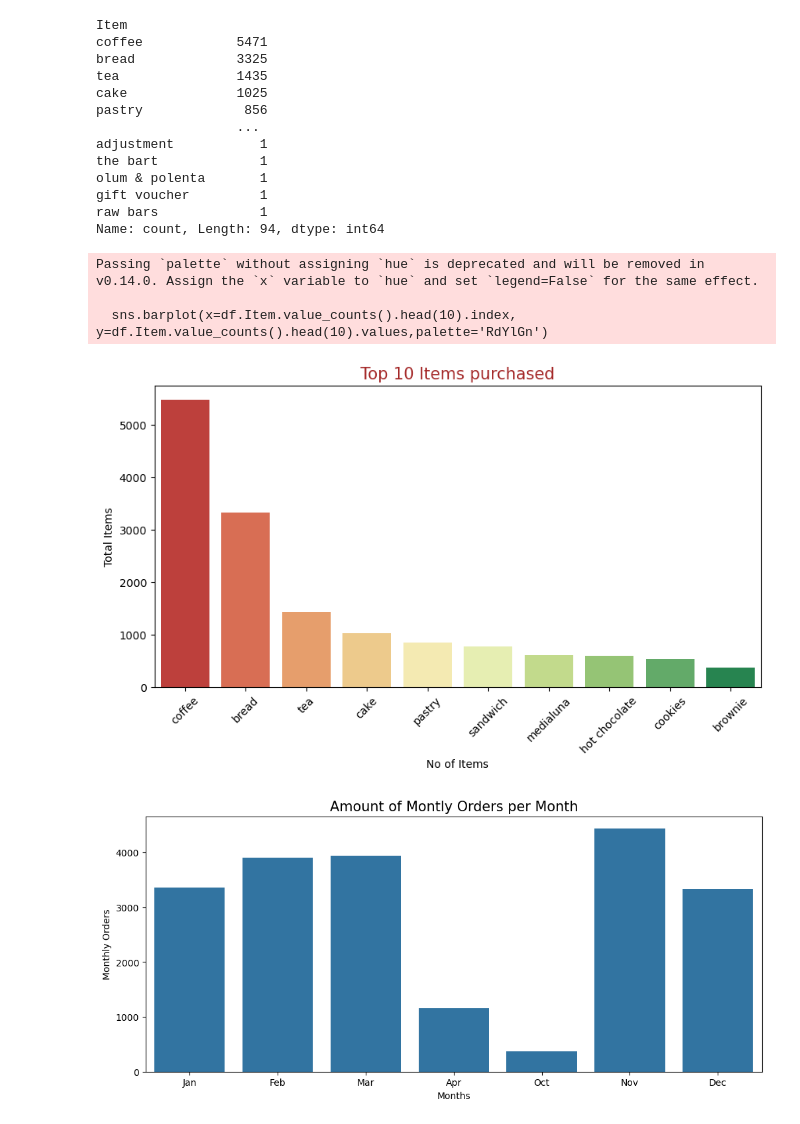
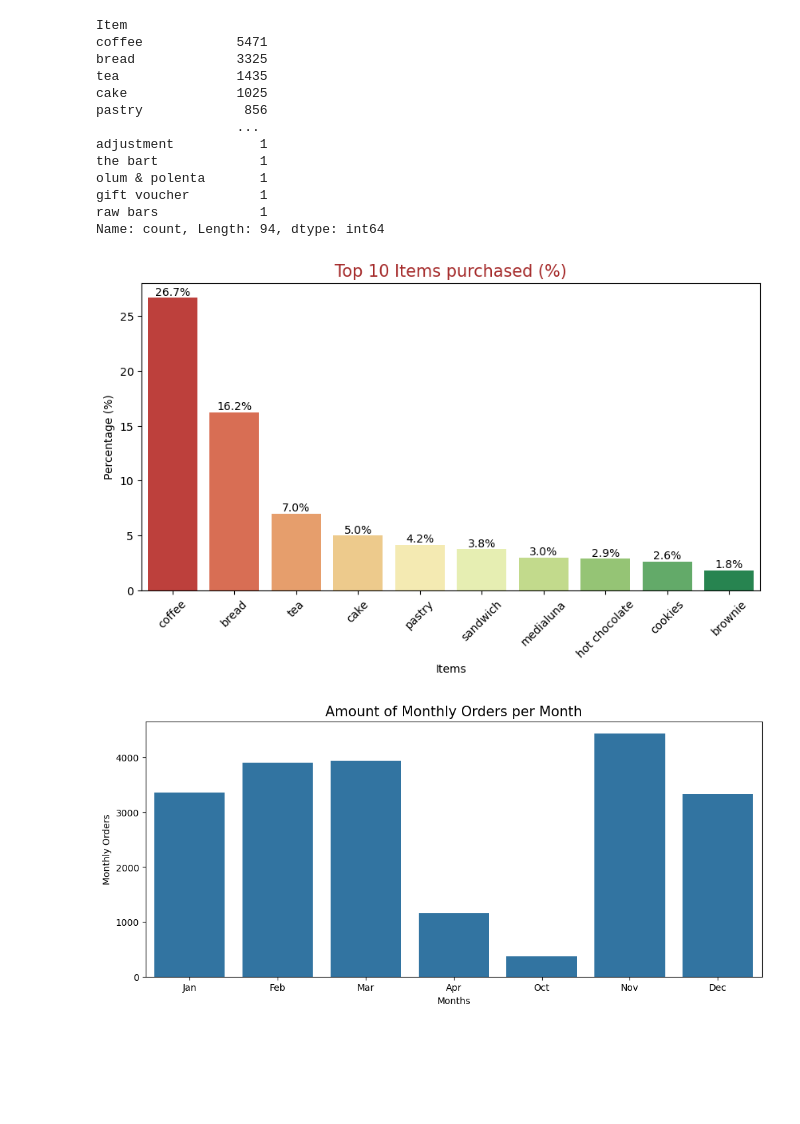
Before and after one commit to markangelogallardo/CSC172-AssociationMining-Gallardo, a Jupyter notebook: final_project_notebook.ipynb, the cells around one changed output. Cells and saved outputs as stored; diff of their text form; code cells hidden in the pictures; blank space fills up the shorter version.

```diff
--- a/final_project_notebook.ipynb
+++ b/final_project_notebook.ipynb
@@ -126,18 +129,22 @@ gift voucher         1
 raw bars             1
 Name: count, Length: 94, dtype: int64
 # %%
+top_10_percentages = df.Item.value_counts(normalize=True).head(10) * 100
+
 plt.figure(figsize=(10,5))
-sns.barplot(x=df.Item.value_counts().head(10).index, y=df.Item.value_counts().head(10).values,palette='RdYlGn')
-plt.xlabel('No of Items', size = 10)
+sns.barplot(x=top_10_percentages.index, y=top_10_percentages.values, palette='RdYlGn')
+
+plt.xlabel('Items', size = 10)
+plt.ylabel('Percentage (%)', size = 10)
 plt.xticks(rotation=45)
-plt.ylabel('Total Items', size = 10)
-plt.title('Top 10 Items purchased', color = 'Brown', size = 15)
+plt.title('Top 10 Items purchased (%)', color = 'Brown', size = 15)
+
+for i, v in enumerate(top_10_percentages.values):
+    plt.text(i, v, f"{v:.1f}%", ha='center', va='bottom', fontsize=10)
+
 plt.show()
 # %% [output]
-Passing `palette` without assigning `hue` is deprecated and will be removed in v0.14.0. Assign the `x` variable to `hue` and set `legend=False` for the same effect.
-
-  sns.barplot(x=df.Item.value_counts().head(10).index, y=df.Item.value_counts().head(10).values,palette='RdYlGn')
-[figure, old version]
+[figure, new version]
 # %%
 month_order = {
     'Jan': 1, 'Feb': 2, 'Mar': 3, 'Apr': 4, 'May': 5, 'Jun': 6,
@@ -153,7 +160,7 @@ plt.figure(figsize=(12,5))
 sns.barplot(data = mon_Tran, x = "month", y = "Transaction")
 plt.xlabel('Months', size = 10)
 plt.ylabel('Monthly Orders', size = 10)
-plt.title('Amount of Montly Orders per Month', color = 'black', size = 15)
+plt.title('Amount of Monthly Orders per Month', color = 'black', size = 15)
 plt.show()
 # %% [output]
-[figure, old version]
+[figure, new version]
```
Also changed, not shown: parts of 20 cells of this notebook, 9 other files.
